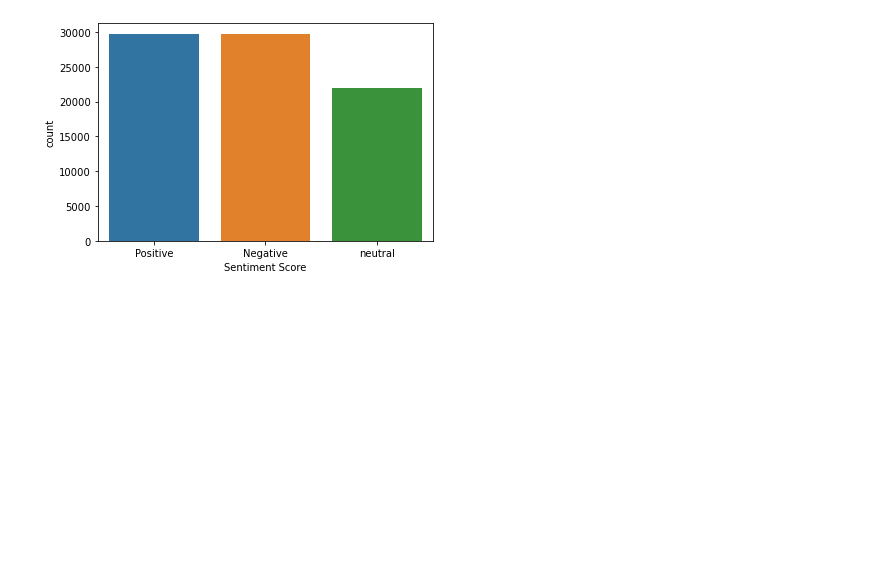
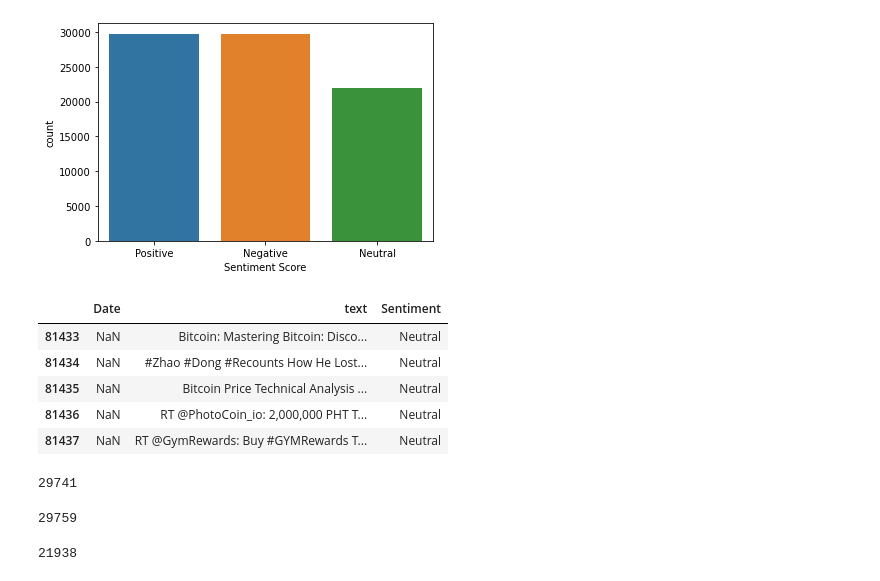
Before and after one commit to PhilipCappello/FineTuningBert, a Jupyter notebook: GetTrainingData.ipynb, the cells around one changed output. Cells and saved outputs as stored; diff of their text form; code cells hidden in the pictures; blank space fills up the shorter version.

```diff
--- a/GetTrainingData.ipynb
+++ b/GetTrainingData.ipynb
@@ -4,7 +4,7 @@ import seaborn as sns
 import numpy as np
 import matplotlib.pyplot as plt
 # %%
-df = pd.read_csv('training-data-positive-and-negative-sentiment-english.csv')
+df = pd.read_csv('CSVFiles/training-data-positive-and-negative-sentiment-english.csv')
 # %%
 df = df.drop('Unnamed: 0',axis=1)
 df.head()
@@ -90,3 +88,24 @@ Text(0.5, 0, 'Sentiment Score')
 [figure]
 # %%
 df.to_csv('training-data-final.csv')
+# %%
+df.tail()
+# %% [output]
+|  | Date | text | Sentiment |
+| 81433 | NaN | Bitcoin: Mastering Bitcoin: Disco... | Neutral |
+| 81434 | NaN | #Zhao #Dong #Recounts How He Lost... | Neutral |
+| 81435 | NaN | Bitcoin Price Technical Analysis ... | Neutral |
+| 81436 | NaN | RT @PhotoCoin_io: 2,000,000 PHT T... | Neutral |
+| 81437 | NaN | RT @GymRewards: Buy #GYMRewards T... | Neutral |
+# %%
+df[df['Sentiment']=='Positive'].count().Sentiment
+# %% [output]
+29741
+# %%
+df[df['Sentiment']=='Negative'].count().Sentiment
+# %% [output]
+29759
+# %%
+df[df['Sentiment']=='Neutral'].count().Sentiment
+# %% [output]
+21938
```
Also changed, not shown: parts of 6 cells of this notebook, 2 other files.
